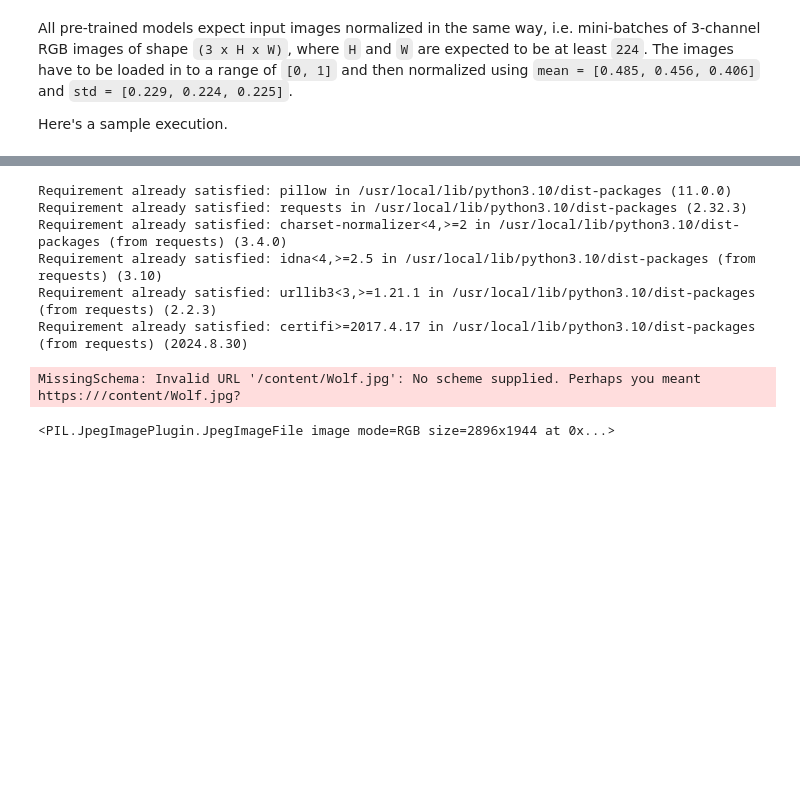
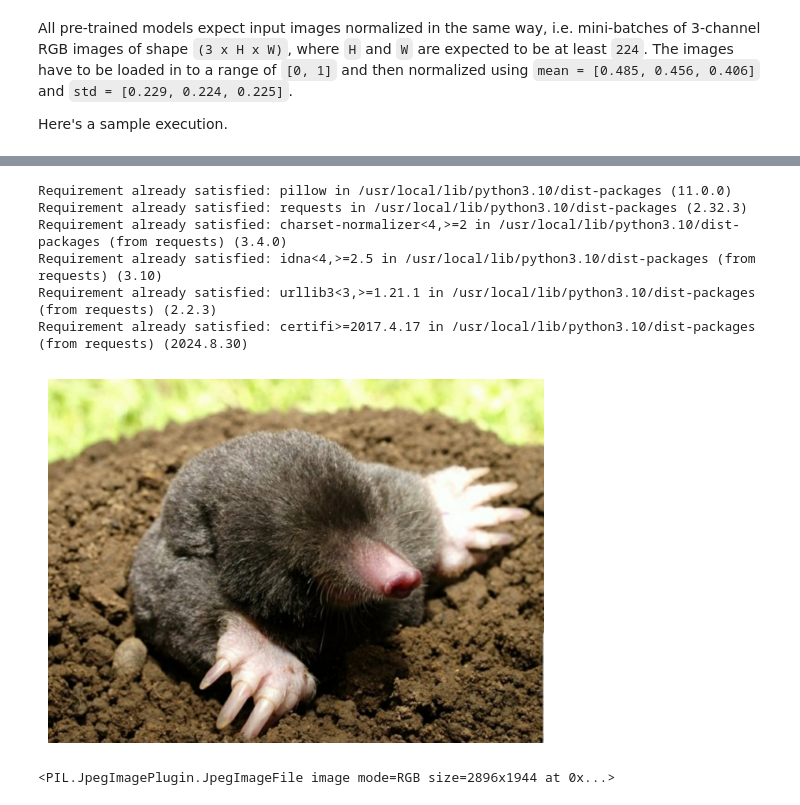
Before and after one commit to remko27/PythonTestScript, a Jupyter notebook: assets/hub/pytorch_vision_alexnet.ipynb, the cells around one changed output, grey strips where cells are left out. Cells and saved outputs as stored; diff of their text form; code cells hidden in the pictures; blank space fills up the shorter version.

```diff
--- a/assets/hub/pytorch_vision_alexnet.ipynb
+++ b/assets/hub/pytorch_vision_alexnet.ipynb
@@ -61,37 +78,39 @@ from PIL import Image
 from io import BytesIO
 
 Rhino="https://upload.wikimedia.org/wikipedia/commons/a/a0/Rhinoceros_rsa.JPG"
 Snake="https://upload.wikimedia.org/wikipedia/commons/thumb/7/70/Crotalus_cerastes_mesquite_springs_CA-2.jpg/1280px-Crotalus_cerastes_mesquite_springs_CA-2.jpg"
 Butterfly="https://iucn.org/sites/default/files/styles/article_image/public/2022-07/3_monarch-butterfly_-joe-schelling_compressed-for-web.jpg?h=1c9b88c9&itok=CPi0pYFg"
 Dog="https://github.com/pytorch/hub/raw/master/images/dog.jpg"
 Armadillo="https://www.floridamuseum.ufl.edu/wp-content/uploads/sites/23/2020/05/armadillo-web-sized.jpg"
 Mole="https://i.redd.it/snxrp16j4uh01.png"
 Shark="https://upload.wikimedia.org/wikipedia/commons/b/bb/Tibur%C3%B3n.jpg"
 Whale="https://images.squarespace-cdn.com/content/v1/5adb02aef2e6b1b278183b42/1604456439906-K52TJNJU0RFIONYD9IDP/after+stairs+3.jpg"
 Barnister="https://img.pikbest.com/wp/202345/many-picture-staircase-with-pictures-on-either-side_9590878.jpg!bwr800"
 Mesa="https://previews.123rf.com/images/madozi/madozi1310/madozi131000008/22681192-mesa-de-madera-ilustraci%C3%B3n-sobre-fondo-blanco.jpg"
 Stairs="https://upload.wikimedia.org/wikipedia/commons/0/05/View_down_to_own_feet_on_stairs.jpg"
 
 # URL de la imagen
-url = /content/Wolf.jpg"
+#url = Wolf.jpg
 
 # Solicitar la imagen desde el enlace
-response = requests.get(url)
-img = Image.open(BytesIO(response.content))
+#response = requests.get(url)
+
+#img = Image.open(BytesIO(response.content))
+img = Image.open('Wolf.jpg')
 
 # Mostrar la imagen usando matplotlib
 plt.imshow(img)
 plt.axis('off')  # Ocultar los ejes
 plt.show()
 # URL de la imagen
 # %% [output]
 Requirement already satisfied: pillow in /usr/local/lib/python3.10/dist-packages (11.0.0)
 Requirement already satisfied: requests in /usr/local/lib/python3.10/dist-packages (2.32.3)
 Requirement already satisfied: charset-normalizer<4,>=2 in /usr/local/lib/python3.10/dist-packages (from requests) (3.4.0)
 Requirement already satisfied: idna<4,>=2.5 in /usr/local/lib/python3.10/dist-packages (from requests) (3.10)
 Requirement already satisfied: urllib3<3,>=1.21.1 in /usr/local/lib/python3.10/dist-packages (from requests) (2.2.3)
 Requirement already satisfied: certifi>=2017.4.17 in /usr/local/lib/python3.10/dist-packages (from requests) (2024.8.30)
-MissingSchema: Invalid URL '/content/Wolf.jpg': No scheme supplied. Perhaps you meant https:///content/Wolf.jpg?
+[figure, added]
 # %%
 # %% [output]
 <PIL.JpegImagePlugin.JpegImageFile image mode=RGB size=2896x1944 at 0x...>
```
Also changed, not shown: parts of 6 cells of this notebook.
